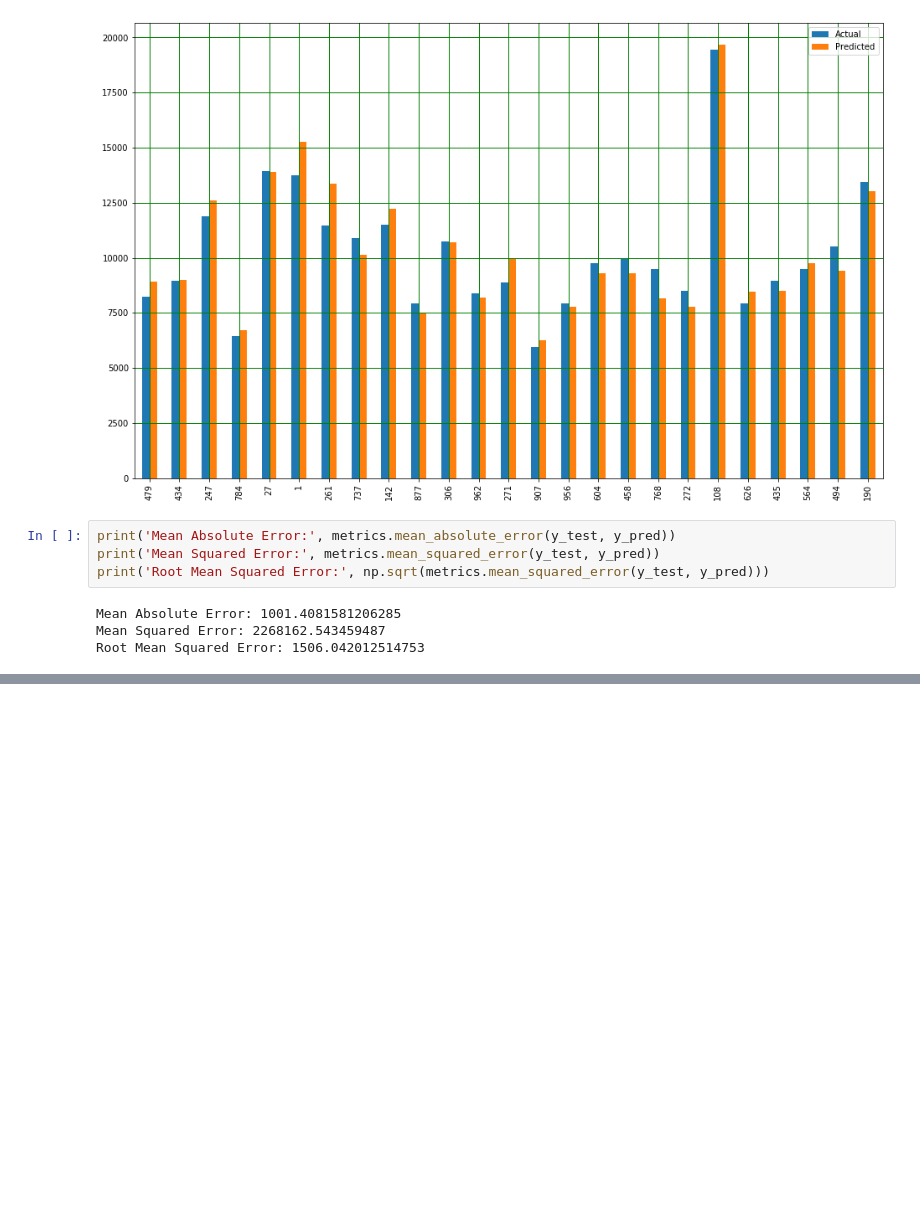
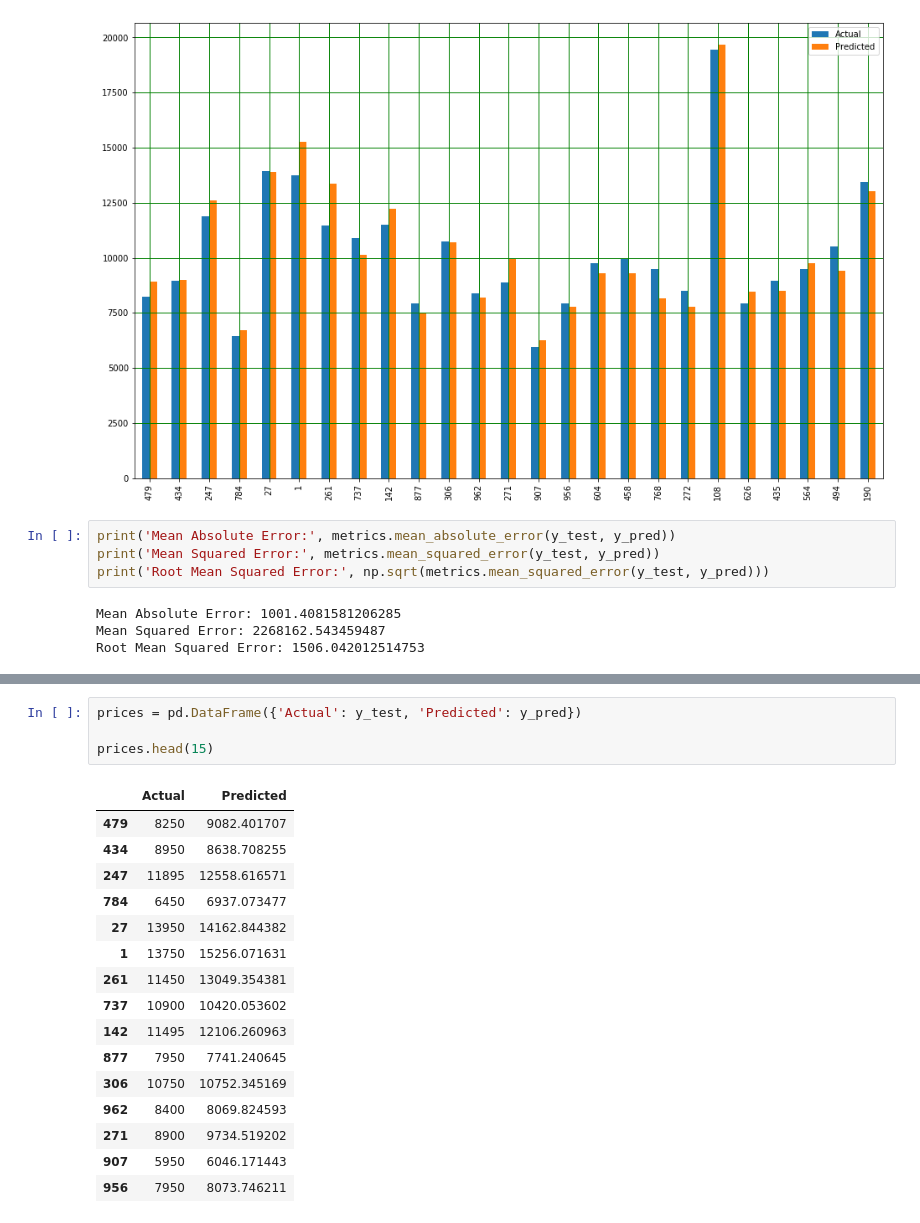
Before and after one commit to tharushajayadeera/Research_Python_Project, a Jupyter notebook: Online Dataset/MLR_With_Online_Dataset.ipynb, the cells around one changed output, grey strips where cells are left out. Cells and saved outputs as stored; diff of their text form; blank space fills up the shorter version.

```diff
--- a/Online Dataset/MLR_With_Online_Dataset.ipynb
+++ b/Online Dataset/MLR_With_Online_Dataset.ipynb
@@ -207,3 +221,24 @@ score
+# %%
+prices = pd.DataFrame({'Actual': y_test, 'Predicted': y_pred})
+
+prices.head(15)
+# %% [output]
+|  | Actual | Predicted |
+| 479 | 8250 | 9082.401707 |
+| 434 | 8950 | 8638.708255 |
+| 247 | 11895 | 12558.616571 |
+| 784 | 6450 | 6937.073477 |
+| 27 | 13950 | 14162.844382 |
+| 1 | 13750 | 15256.071631 |
+| 261 | 11450 | 13049.354381 |
+| 737 | 10900 | 10420.053602 |
+| 142 | 11495 | 12106.260963 |
+| 877 | 7950 | 7741.240645 |
+| 306 | 10750 | 10752.345169 |
+| 962 | 8400 | 8069.824593 |
+| 271 | 8900 | 9734.519202 |
+| 907 | 5950 | 6046.171443 |
+| 956 | 7950 | 8073.746211 |
 # %%
 import pandas as pd
 import numpy as np
```
Also changed, not shown: parts of 7 cells of this notebook, 5 other files.
